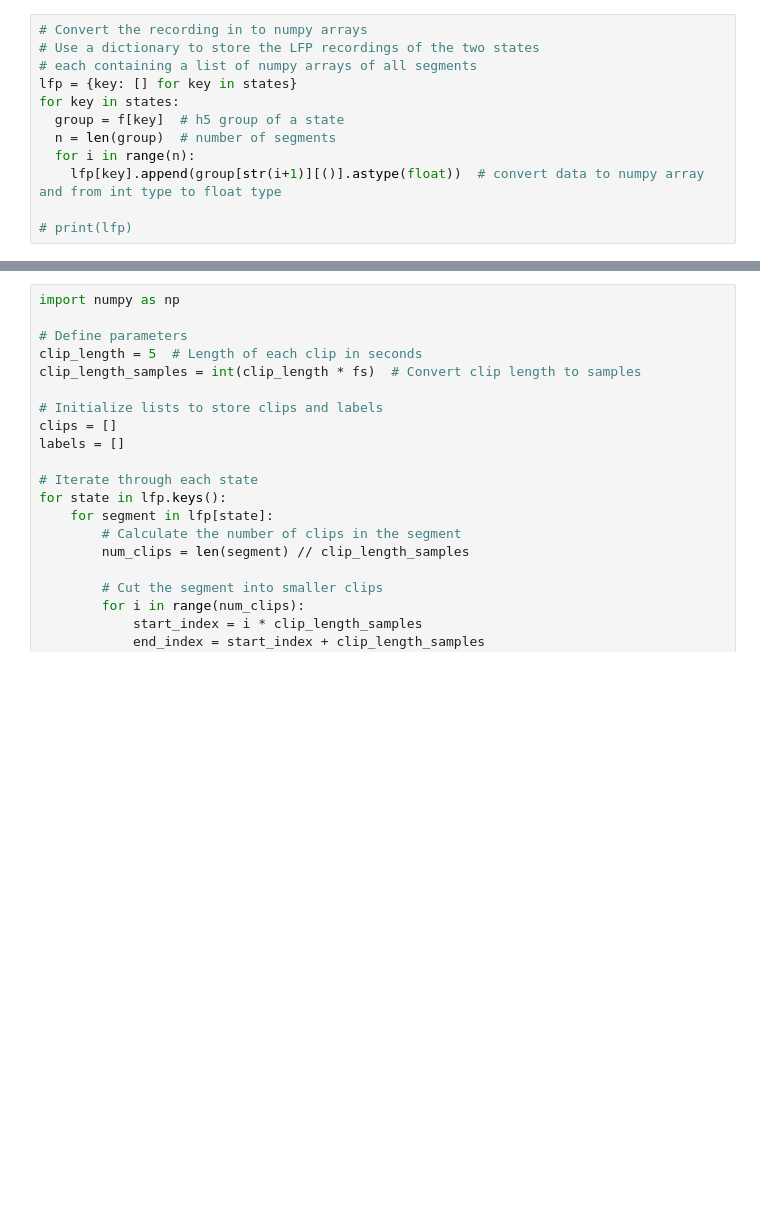
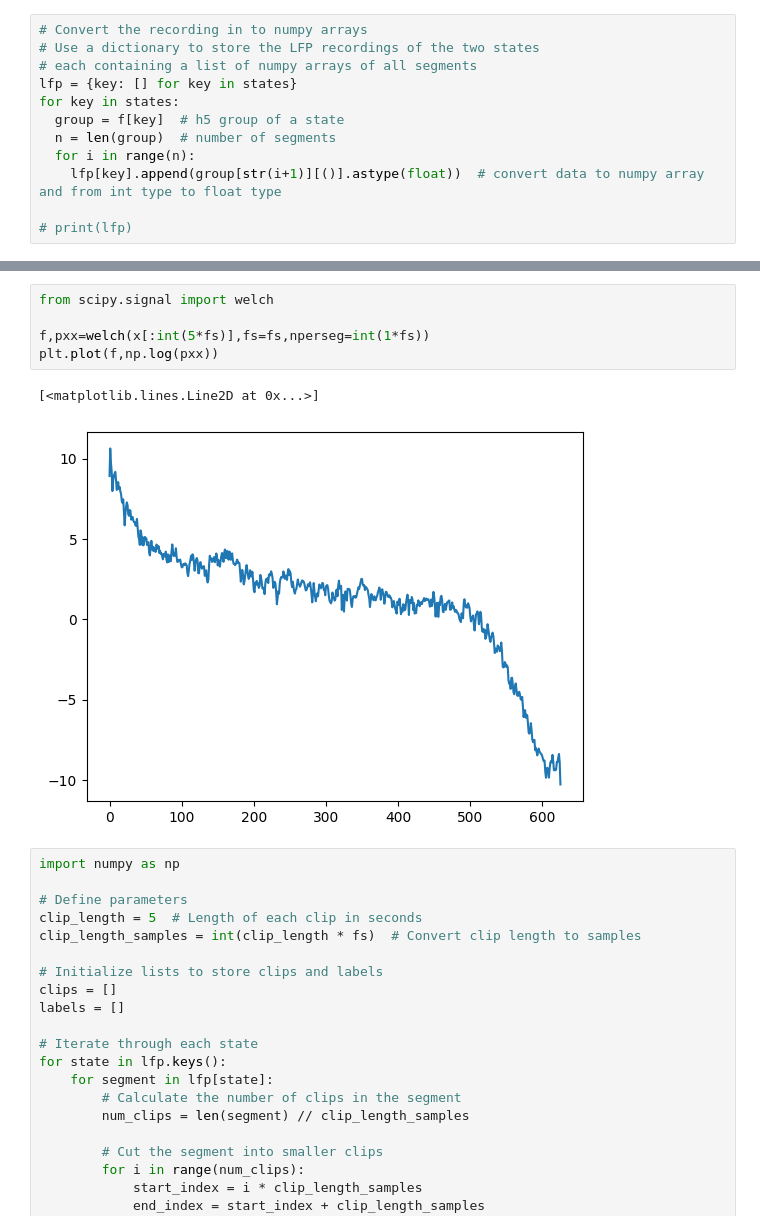
Before and after one commit to IRPARKS/NMML, a Jupyter notebook: NMML_PROJECT3.ipynb, the cells around one changed output, grey strips where cells are left out. Cells and saved outputs as stored; diff of their text form; blank space fills up the shorter version.

```diff
--- a/NMML_PROJECT3.ipynb
+++ b/NMML_PROJECT3.ipynb
@@ -54,3 +54,11 @@ plt.show()
+# %%
+from scipy.signal import welch
+
+f,pxx=welch(x[:int(5*fs)],fs=fs,nperseg=int(1*fs))
+plt.plot(f,np.log(pxx))
+# %% [output]
+[<matplotlib.lines.Line2D at 0x...>]
+[figure, added]
 # %%
 import numpy as np
 
```
Also changed, not shown: parts of 1 cell of this notebook.
